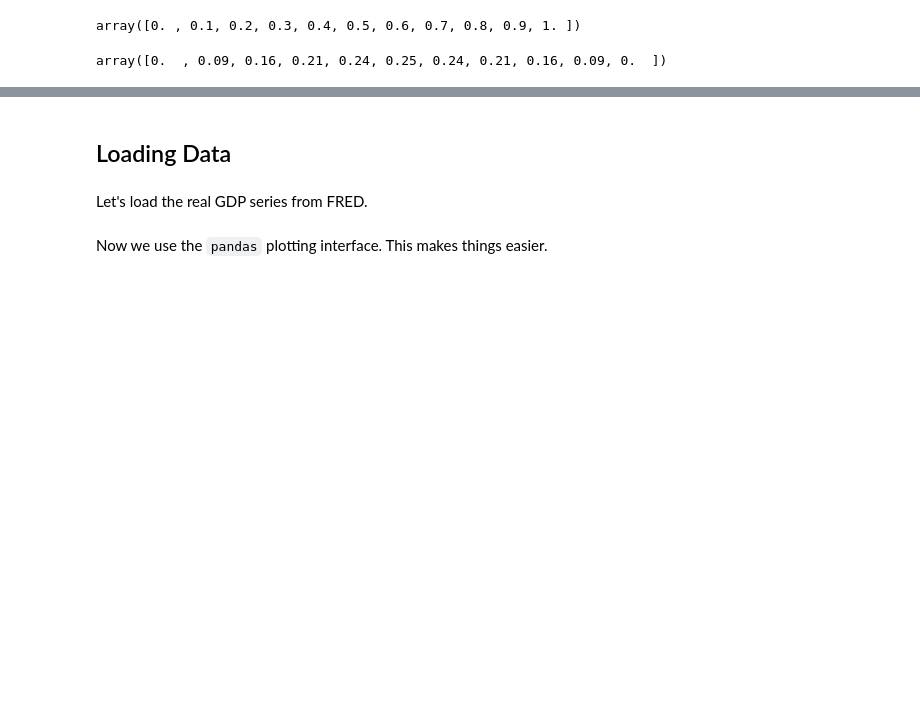
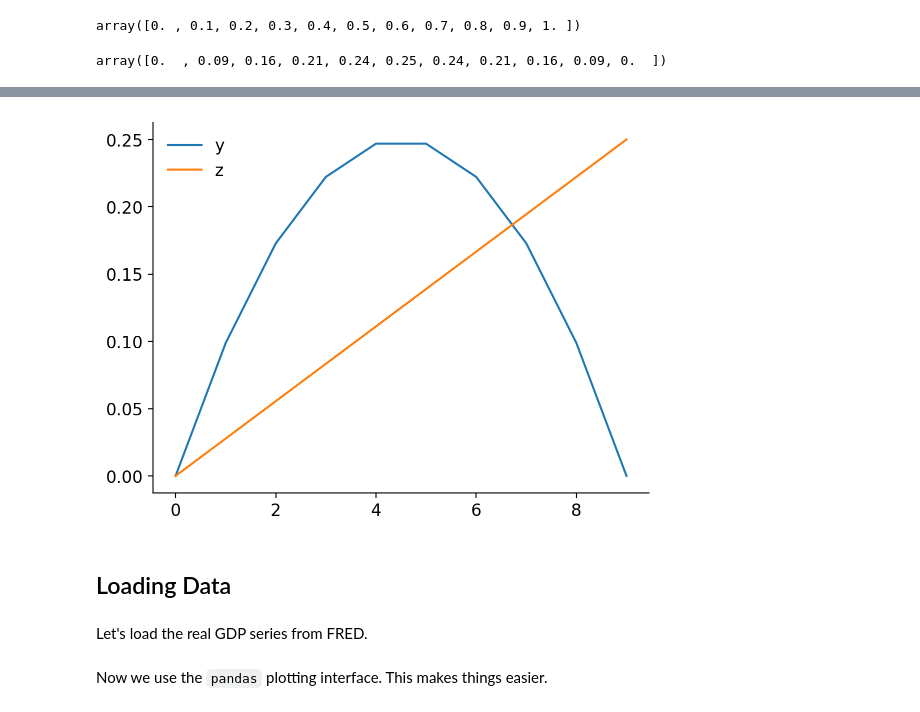
Before and after one commit to iamlemec/macro_data, a Jupyter notebook: 1_Introduction.ipynb, the cells around one changed output, grey strips where cells are left out. Cells and saved outputs as stored; diff of their text form; code cells hidden in the pictures; blank space fills up the shorter version.

```diff
--- a/1_Introduction.ipynb
+++ b/1_Introduction.ipynb
@@ -39,0 +44,7 @@ plt.plot(x, y);
+# %%
+datf = pd.DataFrame({
+    'x': np.linspace(0, 1, 10)
+})
+datf['y'] = datf['x'] * (1 - datf['x'])
+datf['z'] = 0.25 * datf['x']
+datf
@@ -40,3 +63,7 @@ plt.plot(x, y);
+# %%
+datf[['y', 'z']].plot();
+# %% [output]
+[figure, added]
 # %% [markdown]
 ## Loading Data
 # %% [markdown]
```
Also changed, not shown: parts of 14 cells of this notebook, 5 other files.
